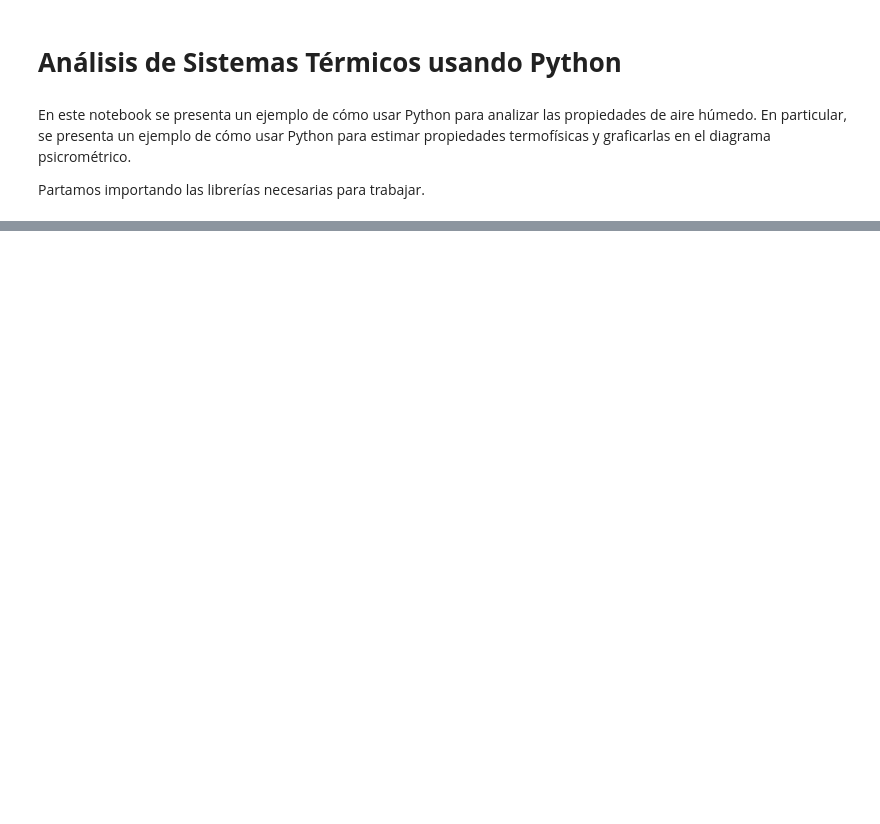
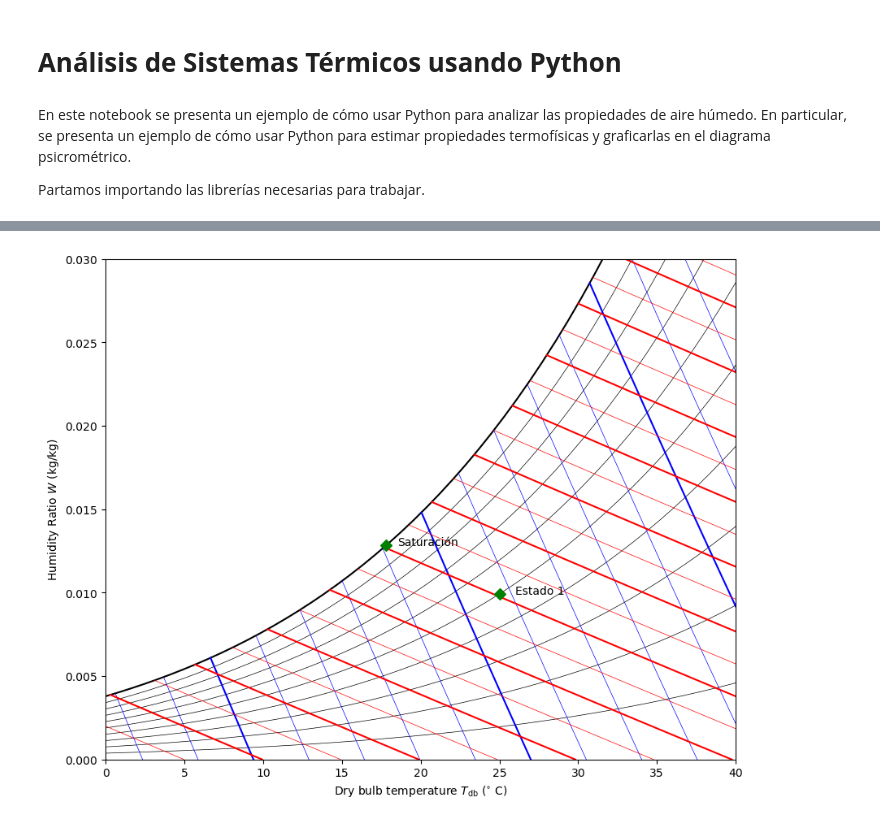
Before and after one commit to J-Cardemil/MOOC_Thermal-Systems, a Jupyter notebook: Class 14 - Coolprop_Humid_Air.ipynb, the cells around one changed output, grey strips where cells are left out. Saved outputs shown, nothing was run; the diff lists cells and outputs as text; code cells hidden in the pictures; blank space fills up the shorter version.

```diff
--- a/Class 14 - Coolprop_Humid_Air.ipynb
+++ b/Class 14 - Coolprop_Humid_Air.ipynb
@@ -67,0 +89,47 @@ plt.show()
+# %%
+Pressure = P_1# Pa
+
+fig, ax = plt.subplots(1,1,figsize=(10, 8))
+Tdbvec = np.linspace(0, 40)+273.15
+
+# Lines of constant relative humidity
+for RH in np.arange(0.1, 1, 0.1):
+    W = CP.HAPropsSI("W","R",RH,"P",Pressure,"T",Tdbvec)
+    plt.plot(Tdbvec-273.15, W, color='k', lw = 0.5)
+
+# Saturation curve
+W = CP.HAPropsSI("W","R",1,"P",Pressure,"T",Tdbvec)
+plt.plot(Tdbvec-273.15, W, color='k', lw=1.5)
+
+# Lines of constant Vda
+for Vda in np.arange(0.69, 0.961, 0.01):
+    R = np.linspace(0,1)
+    W = CP.HAPropsSI("W","R",R,"P",Pressure,"Vda",Vda)
+    Tdb = CP.HAPropsSI("Tdb","R",R,"P",Pressure,"Vda",Vda)
+    plt.plot(Tdb-273.15, W, color='b', lw=1.5 if abs(Vda % 0.05) < 0.001 else 0.5)
+
+# Lines of constant Enthalpy
+for h in np.arange(0, 120, 5):
+    R = np.linspace(0.0, 1)
+    #print(h)
+    Tdb = CP.HAPropsSI("Tdb","R",R,"P",Pressure,"H",h*1000)
+    W = CP.HAPropsSI("W","R",R,"P",Pressure,"Tdb",Tdb)
+    plt.plot(Tdb-273.15, W, color='r', lw=1.5 if abs(h % 10) < 0.001 else 0.5)
+
+# Puntos con los estado termodinámicos
+e_h = 1.04 # Espaciamiento horizontal
+#Estado 1
+plt.scatter(T_1-273.15, W_1, c='g',s=50,zorder=5,marker='D')
+plt.annotate('Estado 1', ((T_1-273.15)*e_h, W_1))
+
+#Estado 2
+plt.scatter(T_2-273.15, W_2, c='g',s=50,zorder=5,marker='D')
+plt.annotate('Saturación', ((T_2-273.15)*e_h, W_2))
+
+plt.xlabel(r'Dry bulb temperature $T_{\rm db}$ ($^{\circ}$ C)')
+plt.ylabel(r'Humidity Ratio $W$ (kg/kg)')
+plt.ylim(0, 0.030)
+plt.xlim(0, 40)
+plt.show()
+# %% [output]
+[figure, added]
```
Also changed, not shown: parts of 11 cells of this notebook.
